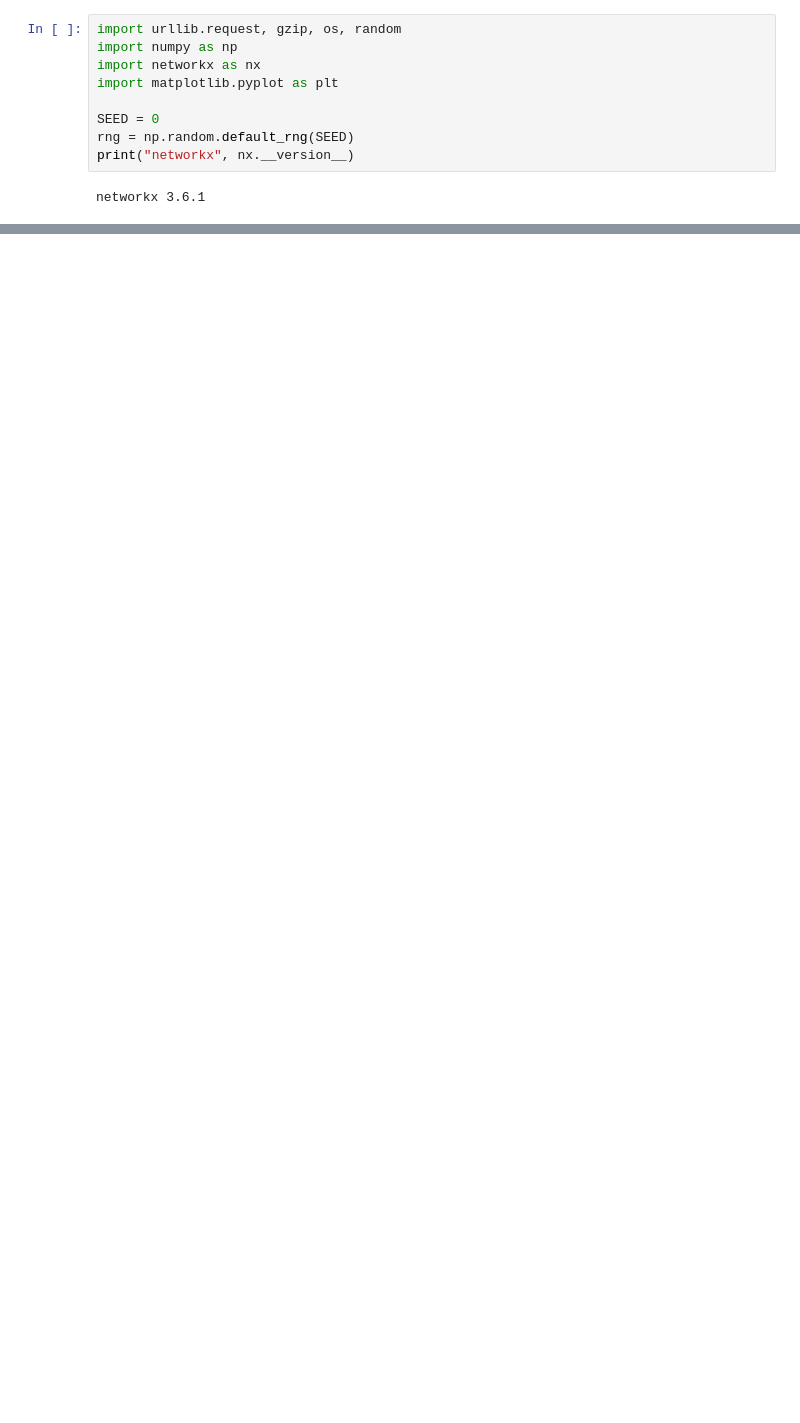
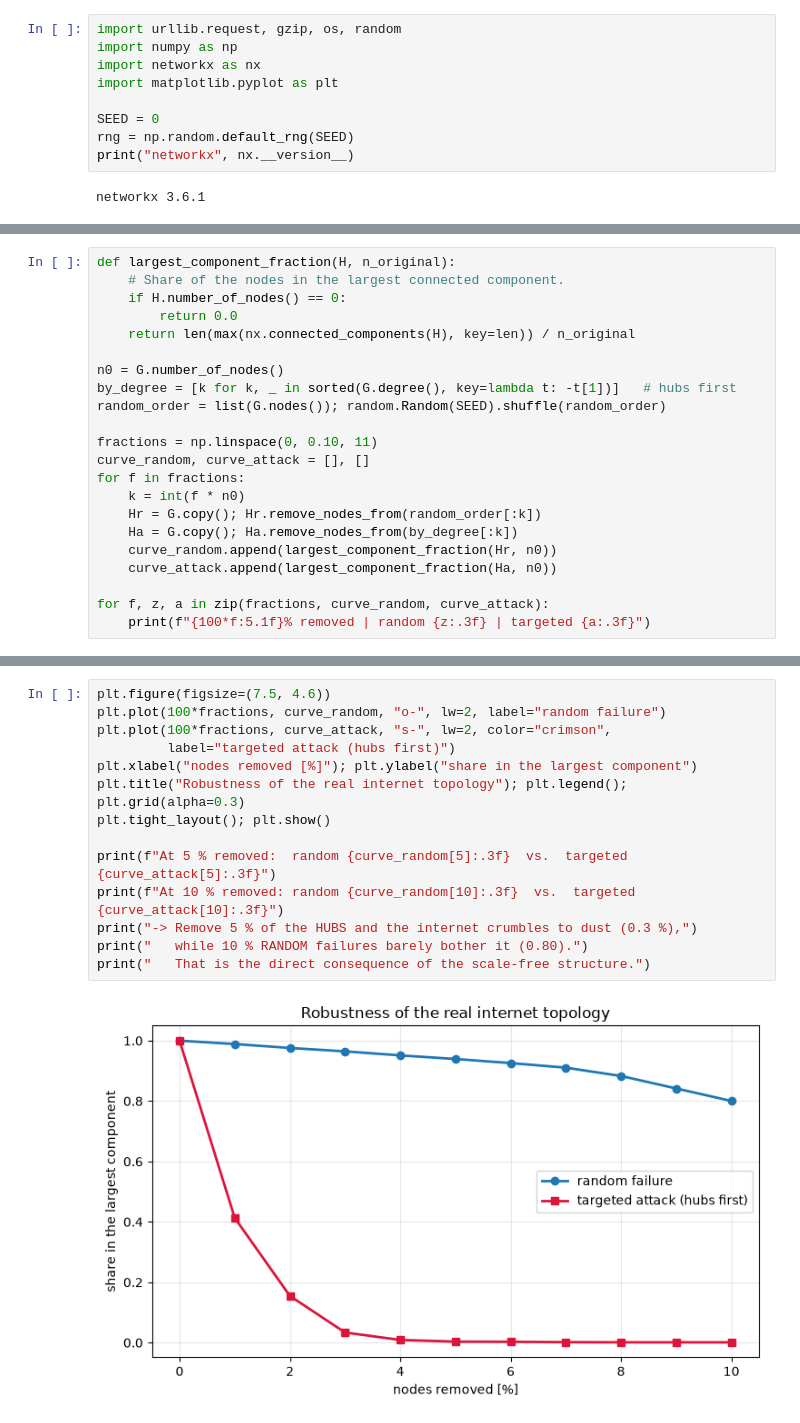
Before and after one commit to TimonLudwig1/Practice-Lab, a Jupyter notebook: xtAI_Learn-Repository/modules/16-ml-for-networks-2/projects/01-basic/solution/internet_graph_solution.ipynb, the cells around one changed output, grey strips where cells are left out. Drawn from its saved outputs; the diff is of its cells as text; blank space fills up the shorter version.

```diff
--- a/xtAI_Learn-Repository/modules/16-ml-for-networks-2/projects/01-basic/solution/internet_graph_solution.ipynb
+++ b/xtAI_Learn-Repository/modules/16-ml-for-networks-2/projects/01-basic/solution/internet_graph_solution.ipynb
@@ -486,0 +215,22 @@ als die erste Tabelle suggeriert hat.
+# %%
+def largest_component_fraction(H, n_original):
+    # Share of the nodes in the largest connected component.
+    if H.number_of_nodes() == 0:
+        return 0.0
+    return len(max(nx.connected_components(H), key=len)) / n_original
+
+n0 = G.number_of_nodes()
+by_degree = [k for k, _ in sorted(G.degree(), key=lambda t: -t[1])]   # hubs first
+random_order = list(G.nodes()); random.Random(SEED).shuffle(random_order)
+
+fractions = np.linspace(0, 0.10, 11)
+curve_random, curve_attack = [], []
+for f in fractions:
+    k = int(f * n0)
+    Hr = G.copy(); Hr.remove_nodes_from(random_order[:k])
+    Ha = G.copy(); Ha.remove_nodes_from(by_degree[:k])
+    curve_random.append(largest_component_fraction(Hr, n0))
+    curve_attack.append(largest_component_fraction(Ha, n0))
+
+for f, z, a in zip(fractions, curve_random, curve_attack):
+    print(f"{100*f:5.1f}% removed | random {z:.3f} | targeted {a:.3f}")
@@ -486,0 +249,16 @@ als die erste Tabelle suggeriert hat.
+# %%
+plt.figure(figsize=(7.5, 4.6))
+plt.plot(100*fractions, curve_random, "o-", lw=2, label="random failure")
+plt.plot(100*fractions, curve_attack, "s-", lw=2, color="crimson",
+         label="targeted attack (hubs first)")
+plt.xlabel("nodes removed [%]"); plt.ylabel("share in the largest component")
+plt.title("Robustness of the real internet topology"); plt.legend(); plt.grid(alpha=0.3)
+plt.tight_layout(); plt.show()
+
+print(f"At 5 % removed:  random {curve_random[5]:.3f}  vs.  targeted {curve_attack[5]:.3f}")
+print(f"At 10 % removed: random {curve_random[10]:.3f}  vs.  targeted {curve_attack[10]:.3f}")
+print("-> Remove 5 % of the HUBS and the internet crumbles to dust (0.3 %),")
+print("   while 10 % RANDOM failures barely bother it (0.80).")
+print("   That is the direct consequence of the scale-free structure.")
+# %% [output]
+[figure, added]
```
Also changed, not shown: parts of 46 cells of this notebook, 2 other files.
